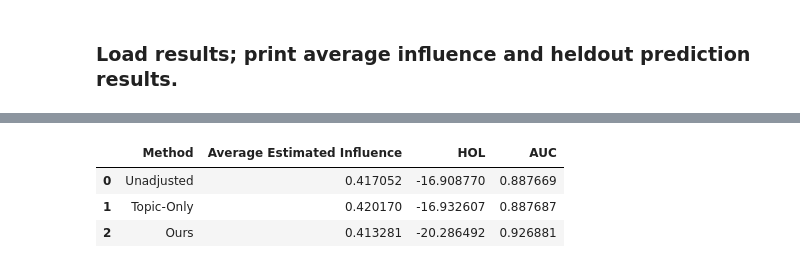
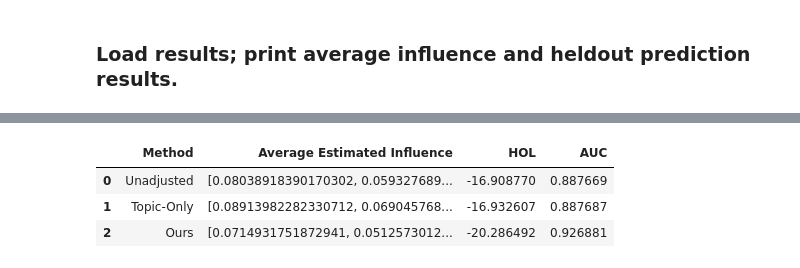
Before and after one commit to fitzgeraldja/PIF-DSBMM-DPF, a Jupyter notebook: src/pif_dsbmm_dpf/citation_real/real_results.ipynb, the cells around one changed output, grey strips where cells are left out. Cells and saved outputs as stored; diff of their text form; code cells hidden in the pictures.

```diff
--- a/src/pif_dsbmm_dpf/citation_real/real_results.ipynb
+++ b/src/pif_dsbmm_dpf/citation_real/real_results.ipynb
@@ -90,44 +91,72 @@ def get_influence_rates(params, A, Y_p):
     rate = (beta * A).dot(Y_p)
     mean_inf_rate = rate.mean(axis=1)
     return mean_inf_rate
+
+
+def get_pres_beta_mean(full_beta):
+    # take beta in shape (N,T-1) but w val 1.0
+    # when author is missing, and only return mean of
+    # (ragged) list of arrays length (T-1) with only
+    # pres authors, for proper mean infl calc
+    return [beta[beta != 1.0].mean() for beta in full_beta.T]
 # %%
 ## Filter aus that publish at least 1 paper in the held-out period
-aus_to_predict = (Y_heldout.sum(axis=1) > 0)
+aus_to_predict = Y_heldout.sum(axis=1) > 0
 assert len(test_aus) == len(aus_to_predict)
-print("Num aus that publish at least one paper in the held-out data:", aus_to_predict.sum())
+print(
+    "Num aus that publish at least one paper in the held-out data:",
+    aus_to_predict.sum(),
+)
 aus_to_predict = test_aus
 # %% [output]
 Num aus that publish at least one paper in the held-out data: 1235
 # %% [markdown]
 ### Load results; print average influence and heldout prediction results.
 # %%
-out = Path('/scratch/fitzgeraldj/data/caus_inf_data/real_results/')
-b = 'Beta_hat'
+out = Path("/scratch/fitzgeraldj/data/caus_inf_data/real_results/")
+b = "Beta_hat"
 clean_names = {
-            'unadjusted.main':'Unadjusted',
-            #   'spf':'mSPF',
-              'network_pref_only.main':'Network-Only',
-              'topic_only.main':'Topic-Only',
-              'dsbmm_dpf.z-theta-joint':'Ours',
-              }
+    "unadjusted.main": "Unadjusted",
+    #   'spf':'mSPF',
+    "network_pref_only.main": "Network-Only",
+    "topic_only.main": "Topic-Only",
+    "dsbmm_dpf.z-theta-joint": "Ours",
+}
 
-methods = ['unadjusted.main',
-          #  'network_pref_only.main',
-           'topic_only.main',
-           'dsbmm_dpf.z-theta-joint',
-           ]
-results = {m:np.load((out / (m + "_pres_subs_ewcnone_model_fitted_params")) / 'all_params.npz') for m in methods}
+methods = [
+    "unadjusted.main",
+    #  'network_pref_only.main',
+    "topic_only.main",
+    "dsbmm_dpf.z-theta-joint",
+]
+results = {
+    m: np.load(
+        (out / (m + "_pres_subs_ewcnone_model_fitted_params")) / "all_params.npz"
+    )
+    for m in methods
+}
 
-preds = [predict(results[m], full_A_end, Y[-1], m) for m in methods]
-hol = {m:get_ll(pred,
-                Y_heldout,
-                restrict_users=aus_to_predict) for m,pred in zip(methods,preds)}
-auc = {m:get_classification_metrics(pred,
-                                    Y_heldout,
-                                    restrict_users=aus_to_predict) for m,pred in zip(methods,preds)}
+recalc_preds = False
+try:
+    preds
+    assert not recalc_preds
+except NameError:
+    # only run if not already calc, or told to recalc
+    preds = [predict(results[m], full_A_end, Y[-1], m) for m in methods]
 
-data = [[clean_names[m], results[m][b].mean(), hol[m], auc[m]] for m in methods]
+hol = {
+    m: get_ll(pred, Y_heldout, restrict_users=aus_to_predict)
+    for m, pred in zip(methods, preds)
+}
+auc = {
+    m: get_classification_metrics(pred, Y_heldout, restrict_users=aus_to_predict)
+    for m, pred in zip(methods, preds)
+}
 
-df = pd.DataFrame(data, columns=['Method', 'Average Estimated Influence', 'HOL', 'AUC'])
+data = [
+    [clean_names[m], get_pres_beta_mean(results[m][b]), hol[m], auc[m]] for m in methods
+]
+
+df = pd.DataFrame(data, columns=["Method", "Average Estimated Influence", "HOL", "AUC"])
 df
 # %% [output]
@@ -137,4 +163,4 @@ Model dsbmm_dpf; variant z-theta-joint
 |  | Method | Average Estimated Influence | HOL | AUC |
-| 0 | Unadjusted | 0.417052 | -16.908770 | 0.887669 |
-| 1 | Topic-Only | 0.420170 | -16.932607 | 0.887687 |
-| 2 | Ours | 0.413281 | -20.286492 | 0.926881 |
+| 0 | Unadjusted | [0.08038918390170302, 0.059327689... | -16.908770 | 0.887669 |
+| 1 | Topic-Only | [0.08913982282330712, 0.069045768... | -16.932607 | 0.887687 |
+| 2 | Ours | [0.0714931751872941, 0.0512573012... | -20.286492 | 0.926881 |
```
Also changed, not shown: parts of 29 cells of this notebook, 4 other files.
